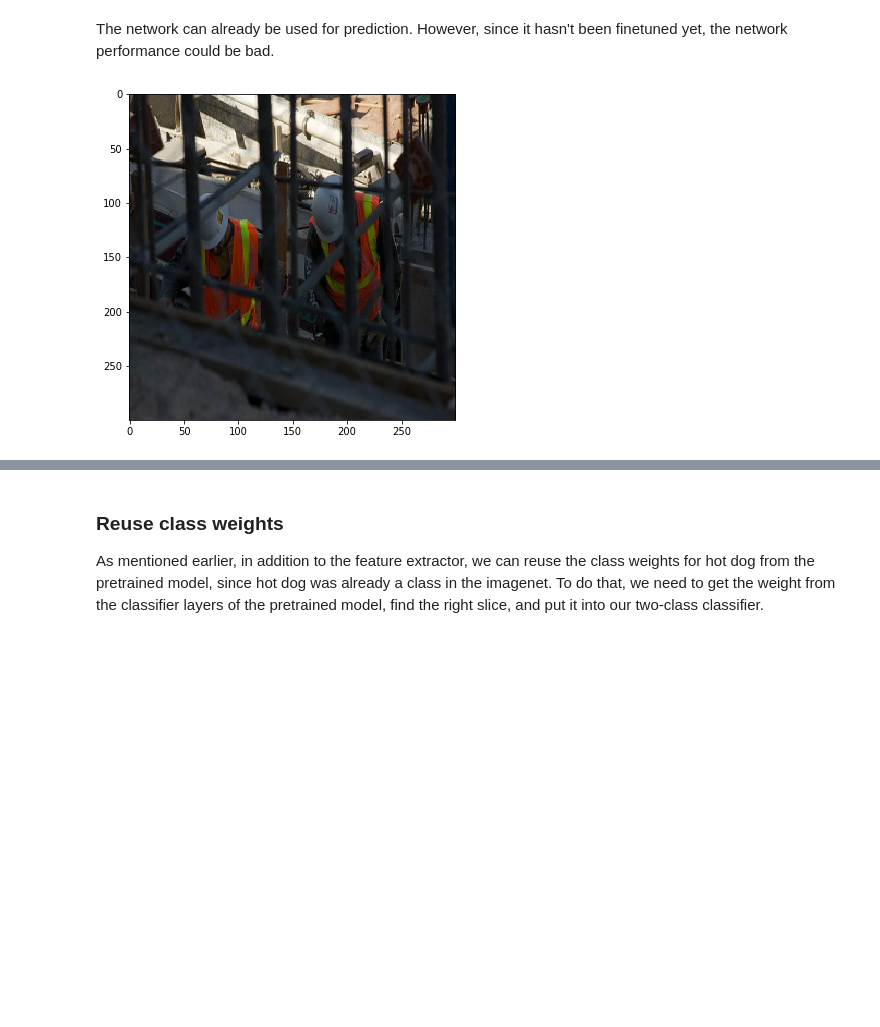
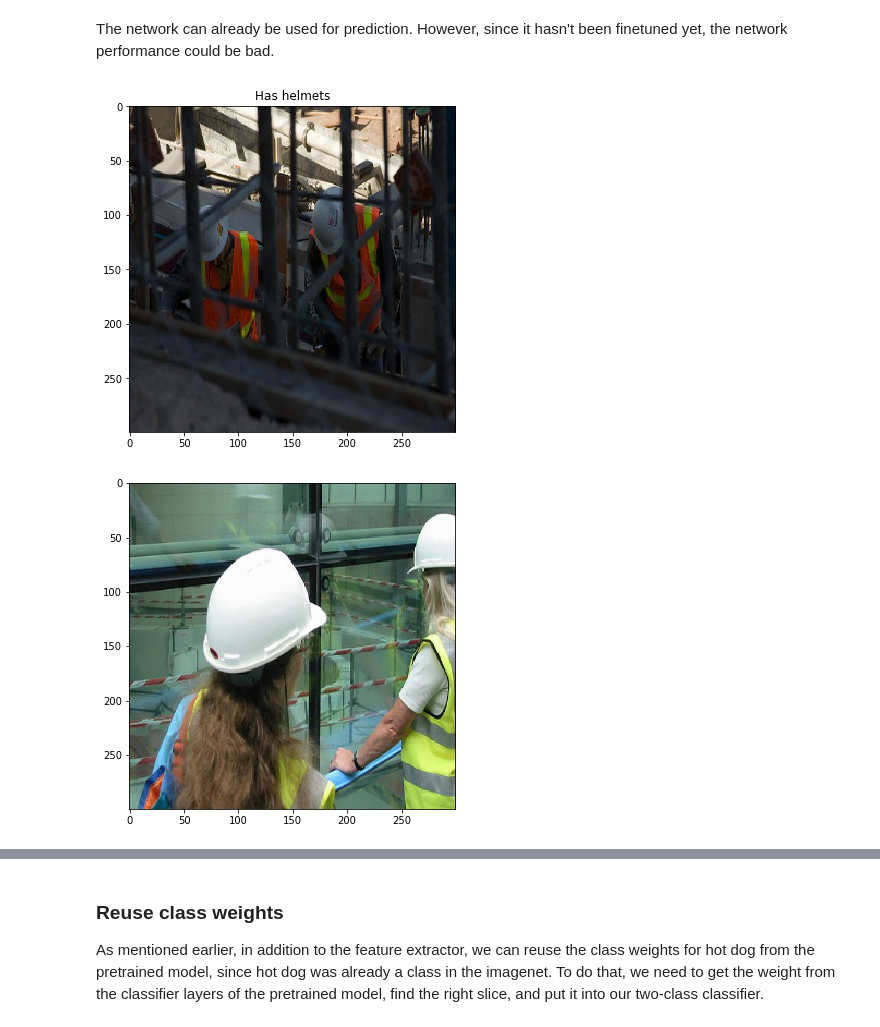
Before and after one commit to Steve--Hunter/DeepLens-Safety-Helmet, a Jupyter notebook: 3. Fine tune existing model.ipynb, the cells around one changed output, grey strips where cells are left out. Drawn from its saved outputs; the diff is of its cells as text; code cells hidden in the pictures; blank space fills up the shorter version.

Commit message:
Working recognising helmets

```diff
--- a/3. Fine tune existing model.ipynb
+++ b/3. Fine tune existing model.ipynb
@@ -284,14 +229,20 @@ def classify_hotdog(net, url):
 # %%
 def plot_mx_array(array):
     """
     Display an image from file system
     Array expected to be height x width x 3 (channels), and values are floats between 0 and 255.
     From https://github.com/apache/incubator-mxnet/blob/master/docs/tutorials/gluon/data_augmentation.md
     """
     assert array.shape[2] == 3, "RGB Channel should be last"
     imshow((array.clip(0, 255)/255).asnumpy())
 
 train_image = mx.image.imread(os.path.join("./images/helmet/", "1.jpg")).astype("float32")
 plot_mx_array(train_image)
+# plot multiple images in a cell - see https://stackoverflow.com/questions/19471814/display-multiple-images-in-one-ipython-notebook-cell
+title('Has helmets')
+plt.figure()
+train_image = mx.image.imread(os.path.join("./images/helmet/", "2.jpg")).astype("float32")
+plot_mx_array(train_image)
 # %% [output]
-[figure, old version]
+[figure, new version]
+[figure, added]
```
Also changed, not shown: parts of 25 cells of this notebook, 17 other files.
